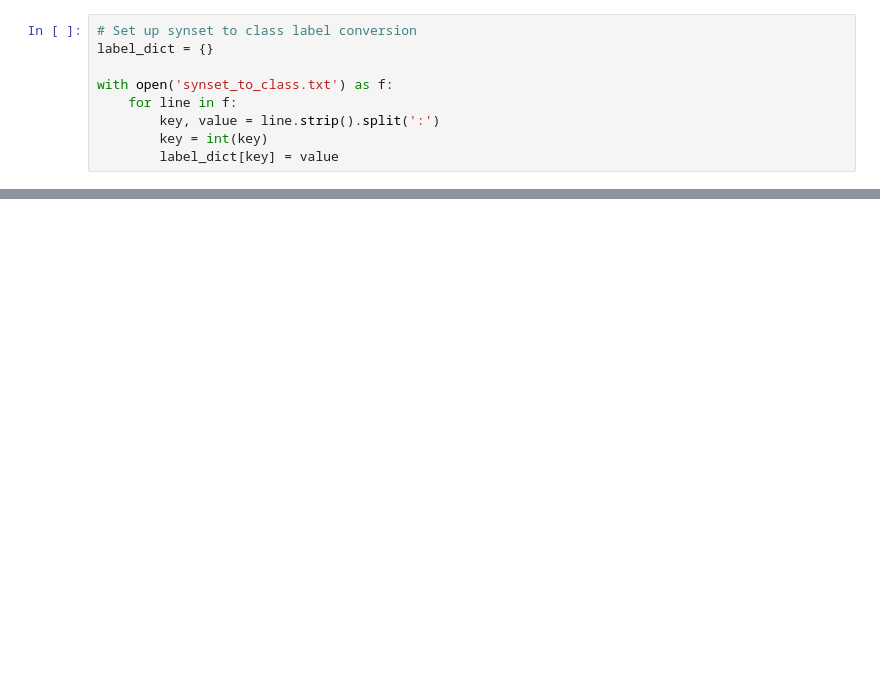
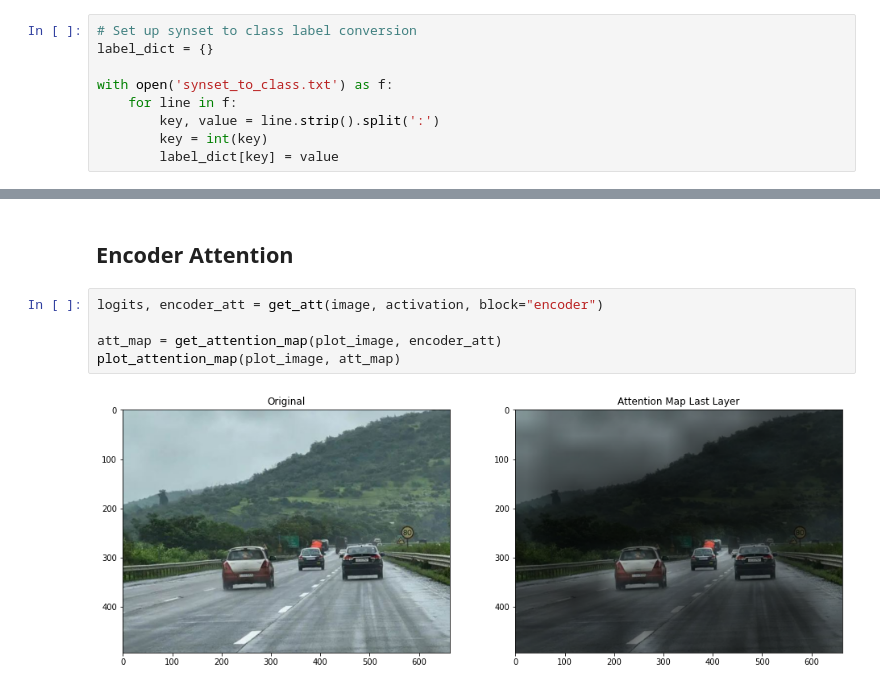
Before and after one commit to weiyuen/tp-vit, a Jupyter notebook: Visualize Activations.ipynb, the cells around one changed output, grey strips where cells are left out. Drawn from its saved outputs; the diff is of its cells as text; blank space fills up the shorter version.

```diff
--- a/Visualize Activations.ipynb
+++ b/Visualize Activations.ipynb
@@ -53,0 +384,9 @@ def get_qkvr_vector(image, activation, vector='r', all_heads=True, head_num=0):
+# %% [markdown]
+## Encoder Attention
+# %%
+logits, encoder_att = get_att(image, activation, block="encoder")
+
+att_map = get_attention_map(plot_image, encoder_att)
+plot_attention_map(plot_image, att_map)
+# %% [output]
+[figure, added]
```
Also changed, not shown: parts of 25 cells of this notebook, 1 other file.
